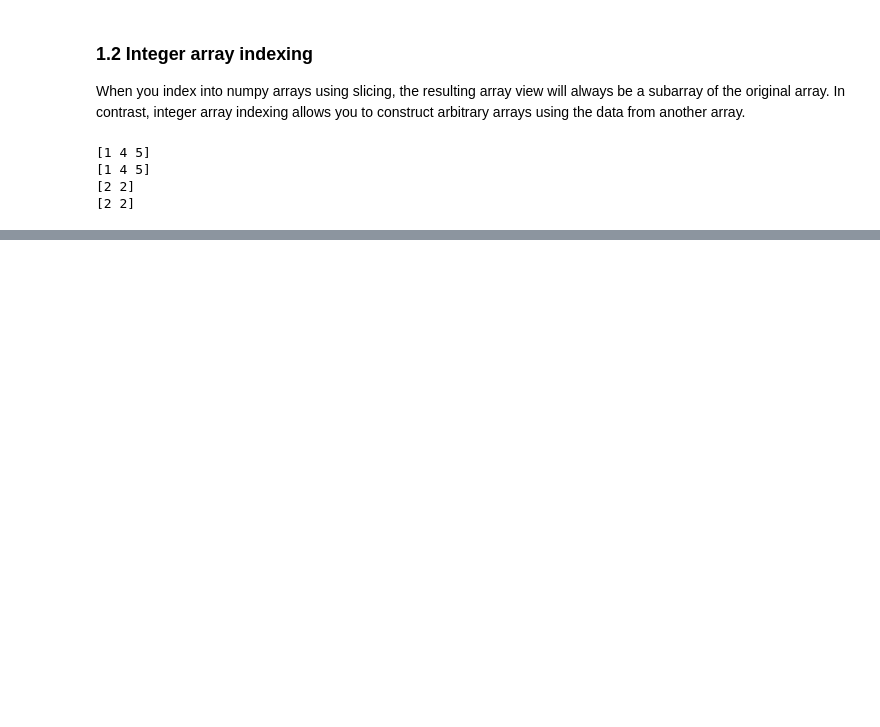
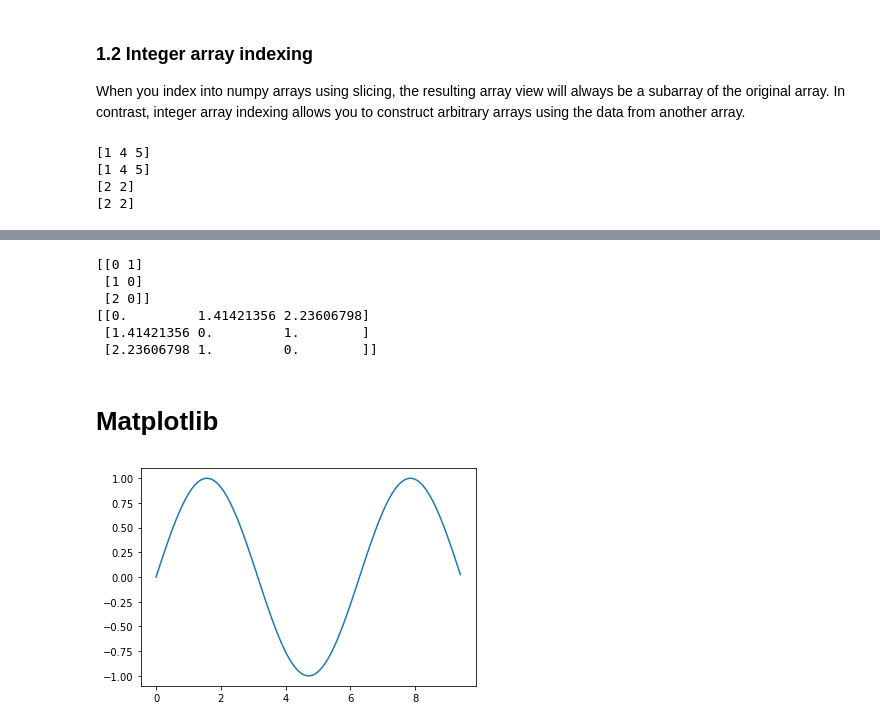
Before and after one commit to prachuryanath/Stanford-CS231N, a Jupyter notebook: Labs/1.Numpy.ipynb, the cells around one changed output, grey strips where cells are left out. Saved outputs shown, nothing was run; the diff lists cells and outputs as text; code cells hidden in the pictures; blank space fills up the shorter version.

```diff
--- a/Labs/1.Numpy.ipynb
+++ b/Labs/1.Numpy.ipynb
@@ -478,0 +824,39 @@ print(np.array([a[0, 1], a[0, 1]]))  # Prints "[2 2]"
+# %%
+from scipy.spatial.distance import pdist, squareform
+
+# Create the following array where each row is a point in 2D space:
+# [[0 1]
+#  [1 0]
+#  [2 0]]
+x = np.array([[0, 1], [1, 0], [2, 0]])
+print(x)
+
+# Compute the Euclidean distance between all rows of x.
+# d[i, j] is the Euclidean distance between x[i, :] and x[j, :],
+# and d is the following array:
+# [[ 0.          1.41421356  2.23606798]
+#  [ 1.41421356  0.          1.        ]
+#  [ 2.23606798  1.          0.        ]]
+d = squareform(pdist(x, 'euclidean'))
+print(d)
+# %% [output]
+[[0 1]
+ [1 0]
+ [2 0]]
+[[0.         1.41421356 2.23606798]
+ [1.41421356 0.         1.        ]
+ [2.23606798 1.         0.        ]]
+# %% [markdown]
+# Matplotlib
+# %%
+import matplotlib.pyplot as plt
+
+# Compute the x and y coordinates for points on a sine curve
+x = np.arange(0, 3 * np.pi, 0.1)
+y = np.sin(x)
+
+# Plot the points using matplotlib
+plt.plot(x, y)
+plt.show()  # You must call plt.show() to make graphics appear.
+# %% [output]
+[figure, added]
```
Also changed, not shown: parts of 37 cells of this notebook, 1 other file.
